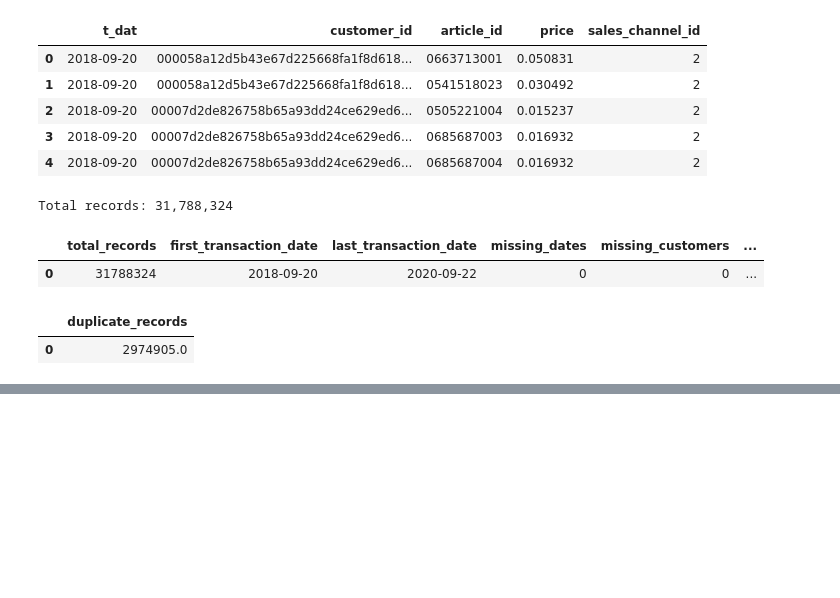
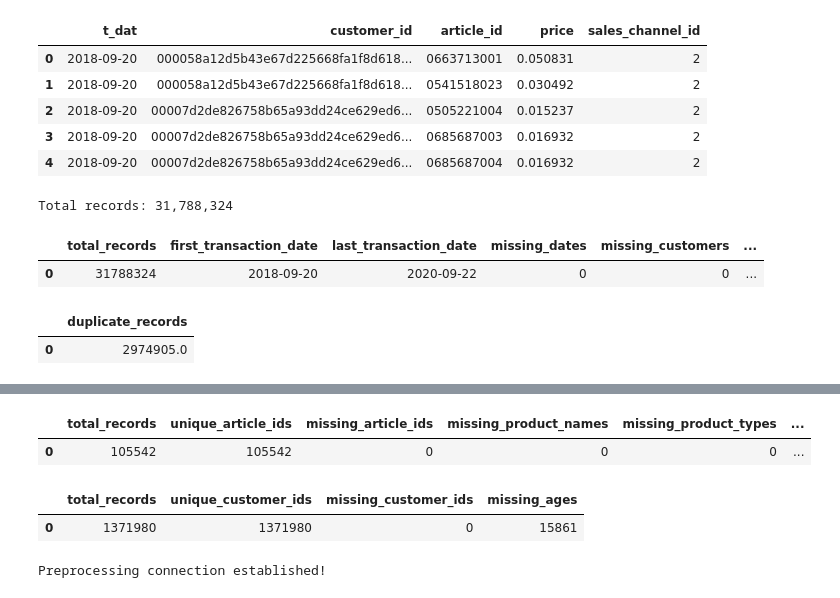
Before and after one commit to vinujih/Final-Year-Project, a Jupyter notebook: notebooks/02_dataset_inspection.ipynb, the cells around one changed output, grey strips where cells are left out. Saved outputs shown, nothing was run; the diff lists cells and outputs as text; code cells hidden in the pictures; blank space fills up the shorter version.

```diff
--- a/notebooks/02_dataset_inspection.ipynb
+++ b/notebooks/02_dataset_inspection.ipynb
@@ -117,0 +249,61 @@ display(duplicate_summary)
+# %%
+article_quality = con.execute("""
+    SELECT
+        COUNT(*) AS total_records,
+
+        COUNT(DISTINCT article_id) AS unique_article_ids,
+
+        COUNT(*) FILTER (
+            WHERE article_id IS NULL
+        ) AS missing_article_ids,
+
+        COUNT(*) FILTER (
+            WHERE prod_name IS NULL
+        ) AS missing_product_names,
+
+        COUNT(*) FILTER (
+            WHERE product_type_name IS NULL
+        ) AS missing_product_types,
+
+        COUNT(*) FILTER (
+            WHERE garment_group_name IS NULL
+        ) AS missing_garment_groups
+
+    FROM read_csv_auto(?)
+""", [articles_path]).df()
+
+display(article_quality)
+# %% [output]
+|  | total_records | unique_article_ids | missing_article_ids | missing_product_names | missing_product_types | ... |
+| 0 | 105542 | 105542 | 0 | 0 | 0 | ... |
+# %%
+customer_quality = customer_con.execute("""
+    SELECT
+        COUNT(*) AS total_records,
+
+        COUNT(DISTINCT customer_id) AS unique_customer_ids,
+
+        COUNT(*) FILTER (
+            WHERE customer_id IS NULL
+        ) AS missing_customer_ids,
+
+        COUNT(*) FILTER (
+            WHERE age IS NULL
+        ) AS missing_ages
+
+    FROM read_csv_auto(?)
+""", [customers_path]).df()
+
+display(customer_quality)
+# %% [output]
+|  | total_records | unique_customer_ids | missing_customer_ids | missing_ages |
+| 0 | 1371980 | 1371980 | 0 | 15861 |
+# %%
+import duckdb
+
+# Create a fresh connection for preprocessing preparation
+prep_con = duckdb.connect()
+
+print("Preprocessing connection established!")
+# %% [output]
+Preprocessing connection established!
```
Also changed, not shown: parts of 7 cells of this notebook, 6 other files.
